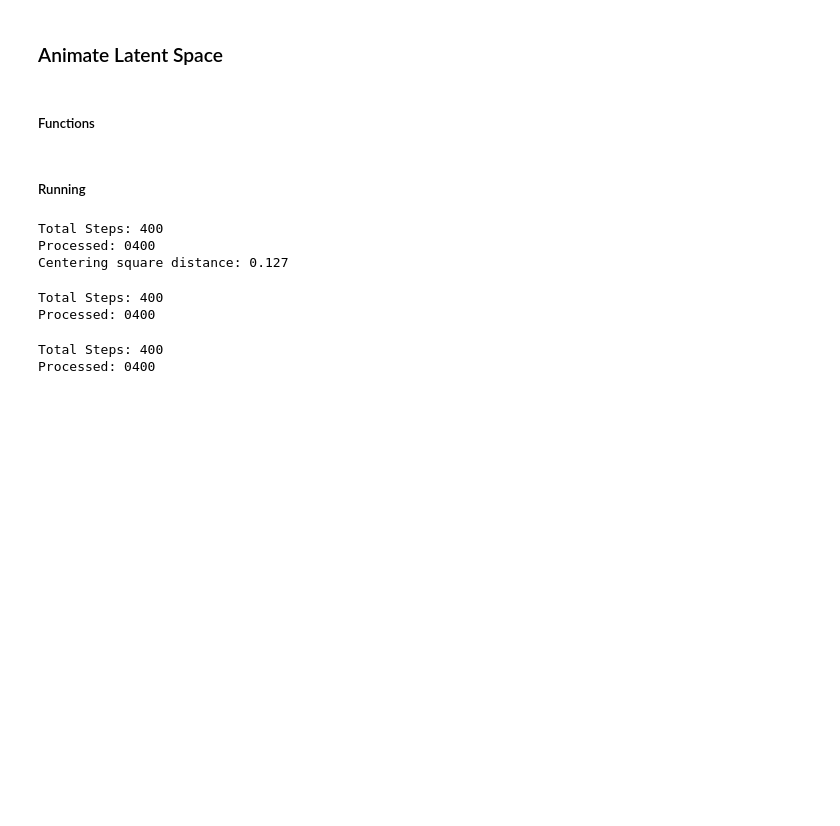
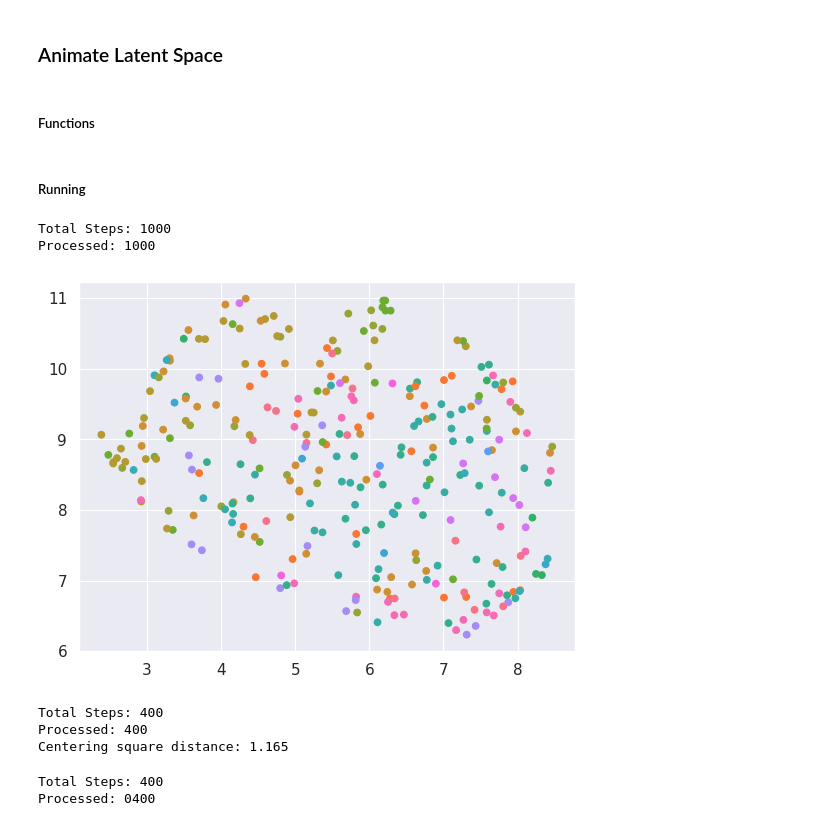
Before and after one commit to Oafish1/CellTRIP, a Jupyter notebook: examples/analysis.ipynb, the cells around one changed output. Saved outputs shown, nothing was run; the diff lists cells and outputs as text; code cells hidden in the pictures; blank space fills up the shorter version.

Commit message:
Substantial figure updates, runs, visualization changes, optimizations, tuning

```diff
--- a/examples/analysis.ipynb
+++ b/examples/analysis.ipynb
@@ -124,12 +127,12 @@ else: assert False, 'No matching dataset found.'
 # Parameters
 num_nodes = M1.shape[0] if generalize else config['data']['num_nodes']
 num_nodes = min(num_nodes, num_nodes_max)
-modalities = [[M1, M2, M3][2]]
-types = [[T1, T2, T3][2]]
+modalities = [M1, M2]  # [[M1, M2, M3][1]]
+types = [T1, T2]  # [[T1, T2, T3][1]]
 
 # Modify data
-modalities = inept.utilities.normalize(*modalities, keep_array=True)  # Normalize
-# modalities = inept.utilities.pca_features(*modalities, num_features=(512, 512), keep_array=True)  # PCA features (2 min for 8k x 35+k)
+# modalities = inept.utilities.normalize(*modalities, keep_array=True)  # Normalize
+modalities = inept.utilities.pca_features(*modalities, num_features=(512, 512), keep_array=True)  # PCA features (2 min for 8k x 35+k)
 subsample = inept.utilities.subsample_nodes(*modalities, *types, num_nodes=num_nodes, keep_array=True)  # Subsample nodes
 modalities, types = subsample[:len(modalities)], subsample[len(modalities):]
 # modalities = inept.utilities.subsample_features(*modalities, num_features=(16, 16), keep_array=True)  # Subsample features
@@ -328,6 +342,32 @@ suffix = '-3'
 # Process
 steps = config['train']['max_ep_timesteps'] if max_steps is None else min(max_steps, config['train']['max_ep_timesteps'])
 c = np.unique(types[0].flatten(), return_inverse=True)[1]  # TODO: Extend to non-matching modalities
+# %%
+# Reproducibility
+torch.manual_seed(seed)
+
+# Get steady-state
+env.reset()
+print(f'Total Steps: {config["train"]["max_ep_timesteps"]}')
+for i in range(config['train']['max_ep_timesteps']):
+    env_step(policy, env)
+    print(f'Processed: {i+1}', end='\r')
+print()
+pos, vel = env.pos.detach().clone(), env.vel.detach().clone()
+
+# Make UMAP based on steady-state
+ss_trans = umap.UMAP(n_components=2, n_jobs=1, random_state=seed).fit(pos.cpu())
+# %% [output]
+Total Steps: 1000
+Processed: 1000
+# %%
+%matplotlib inline
+fig = plt.figure()
+ax = fig.add_subplot(111)  # , projection='3d'
+ax.scatter(*ss_trans.transform(pos.cpu()).T, c=[sns.color_palette(PALETTE, c.max()+1).as_hex()[i] for i in c])
+plt.show()
+# %% [output]
+[figure, added]
 # %%
 %matplotlib agg
 # Reproducibility
@@ -338,20 +378,21 @@ env.reset()
 animate(
     policy,
     env,
+    # transform=lambda x: ss_trans.transform(x),
     steps=steps,
     create_func=create_integration,
     update_func=update_integration,
     c=c,
     fname=f'{config["data"]["dataset"]}{suffix}',
     file_type=file_type)
-pos, vel = env.pos.detach().clone(), env.vel.detach().clone()  # Save steady state
+# pos, vel = env.pos.detach().clone(), env.vel.detach().clone()  # Save steady state
 
 # Get distance from origin for steady state
 print(f'Centering square distance: {pos.mean(dim=0).square().sum().cpu().item():.3f}')
 # %% [output]
 Total Steps: 400
-Processed: 0400
-Centering square distance: 0.127
+Processed: 400
+Centering square distance: 1.165
 # %%
 %matplotlib agg
 # Reproducibility
@@ -365,6 +406,7 @@ else: env.pos[node_to_analyze] = env.pos[node_to_copy]  # Copy node position
 animate(
     policy,
     env,
+    transform=lambda x: ss_trans.transform(x),
     steps=steps,
     create_func=create_trajectory,
     update_func=update_trajectory,
@@ -372,9 +414,6 @@ animate(
     tracked_node_idx=node_to_analyze,
     fname=f'{config["data"]["dataset"]}{suffix}_trajectory',
     file_type=file_type)
-# %% [output]
-Total Steps: 400
-Processed: 0400
 # %%
 %matplotlib agg
 # Reproducibility
```
Also changed, not shown: parts of 8 cells of this notebook, 30 other files.
